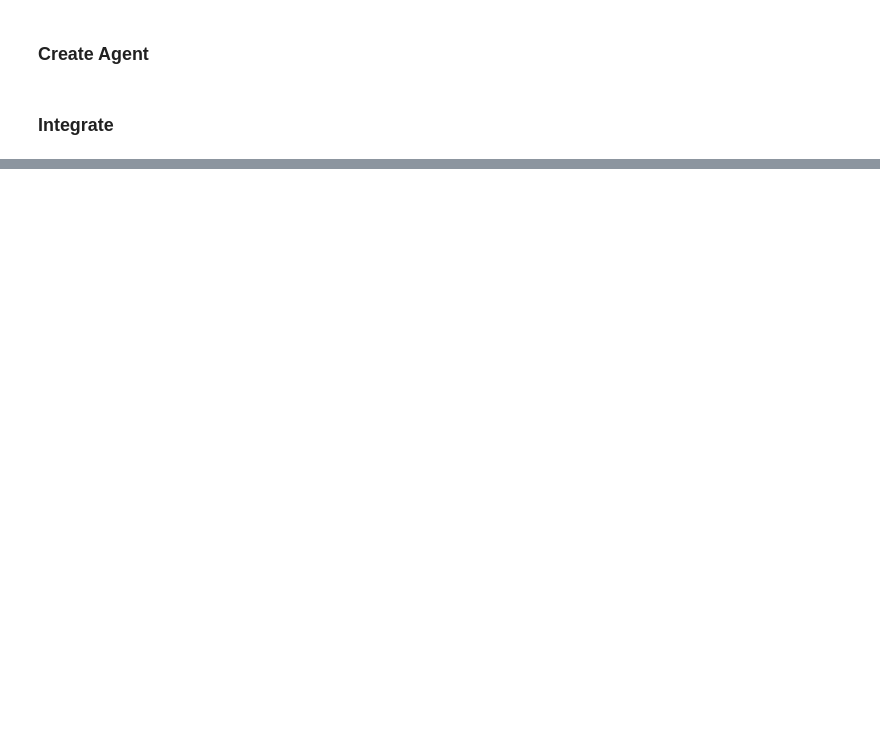
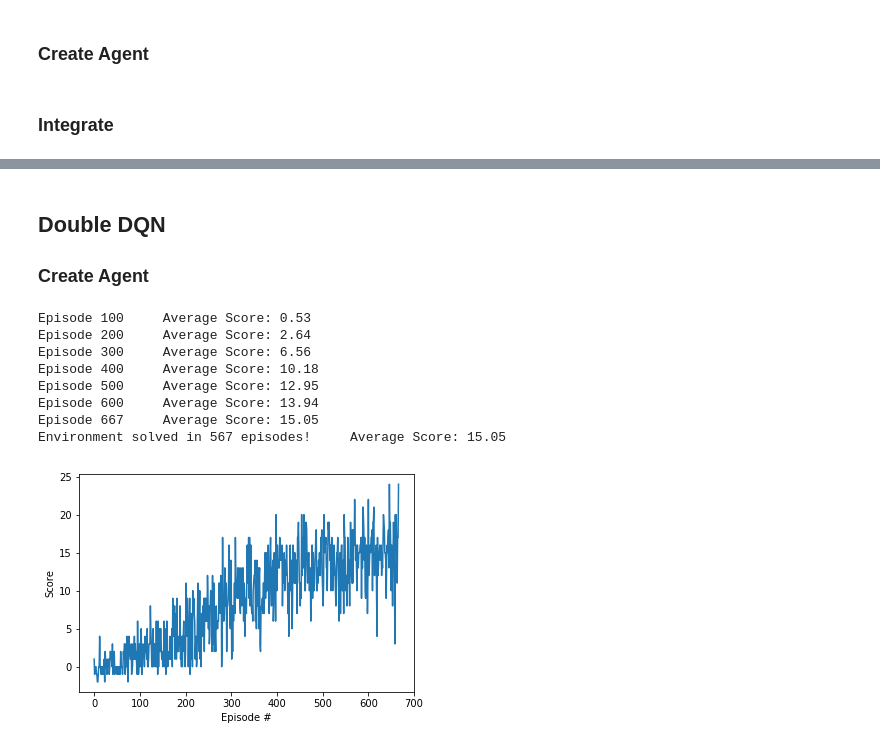
Before and after one commit to postBG/deep-reinforcement-learning, a Jupyter notebook: p1_navigation/Navigation.ipynb, the cells around one changed output, grey strips where cells are left out. Drawn from its saved outputs; the diff is of its cells as text; code cells hidden in the pictures; blank space fills up the shorter version.

Commit message:
add double dqn

```diff
--- a/p1_navigation/Navigation.ipynb
+++ b/p1_navigation/Navigation.ipynb
@@ -225,0 +229,30 @@ Environment solved in 389 episodes!     Average Score: 13.02
+# %% [markdown]
+## Double DQN
+### Create Agent
+# %%
+from agent import DoubleDQNAgent
+from memory import ReplayBuffer
+
+memory = ReplayBuffer(action_size, configs['BUFFER_SIZE'], configs['BATCH_SIZE'], seed=configs['SEED'])
+double_dqn_agent = DoubleDQNAgent(state_size, action_size, memory, configs['SEED'], configs)
+# %%
+scores_of_double_dqn = dqn(double_dqn_agent, configs['N_EPISODES'], configs['MAX_TIME_STEP'],
+                           eps_decay=configs['EPS_DECAY'], ckp_name='double_ckeckpoint.pth')
+
+# plot the scores
+fig = plt.figure()
+ax = fig.add_subplot(111)
+plt.plot(np.arange(len(scores_of_double_dqn)), scores_of_double_dqn)
+plt.ylabel('Score')
+plt.xlabel('Episode #')
+plt.show()
+# %% [output]
+Episode 100     Average Score: 0.53
+Episode 200     Average Score: 2.64
+Episode 300     Average Score: 6.56
+Episode 400     Average Score: 10.18
+Episode 500     Average Score: 12.95
+Episode 600     Average Score: 13.94
+Episode 667     Average Score: 15.05
+Environment solved in 567 episodes!     Average Score: 15.05
+[figure, added]
```
Also changed, not shown: parts of 6 cells of this notebook, 3 other files.
